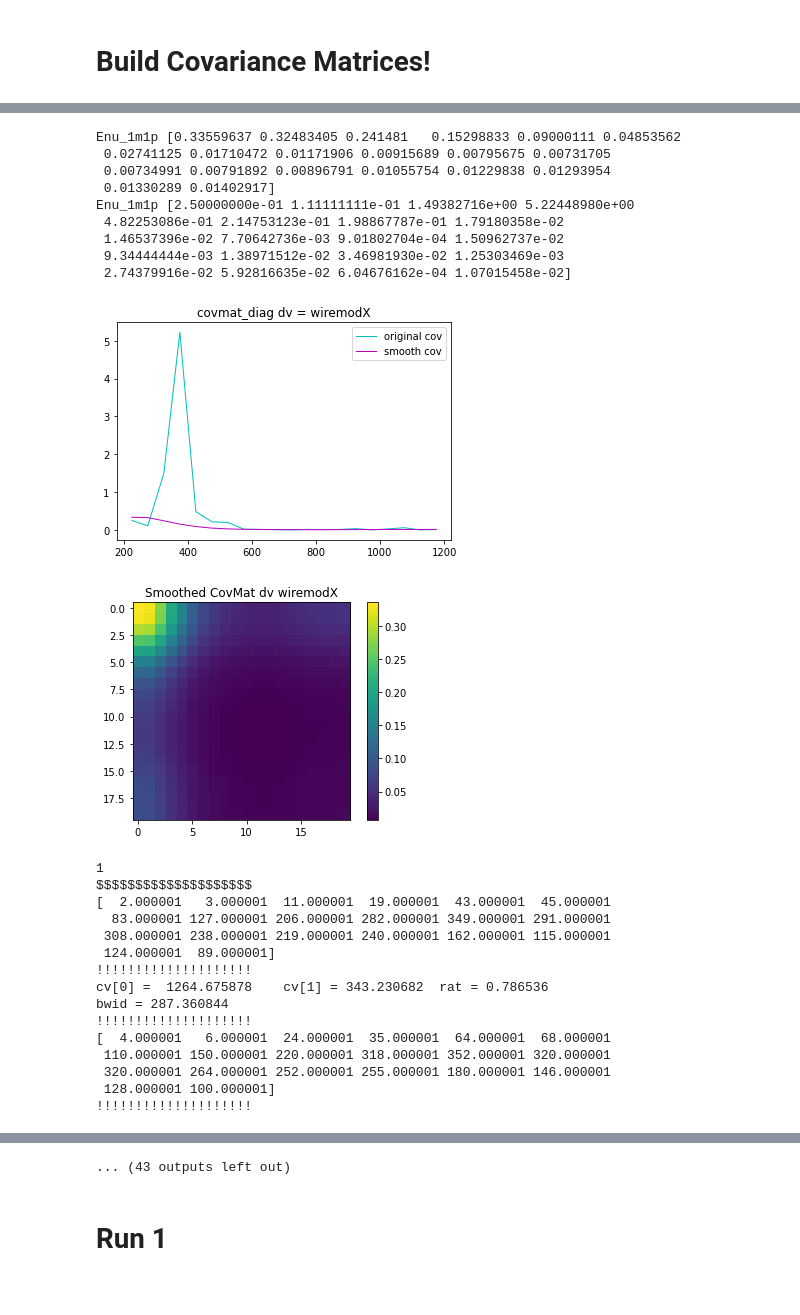
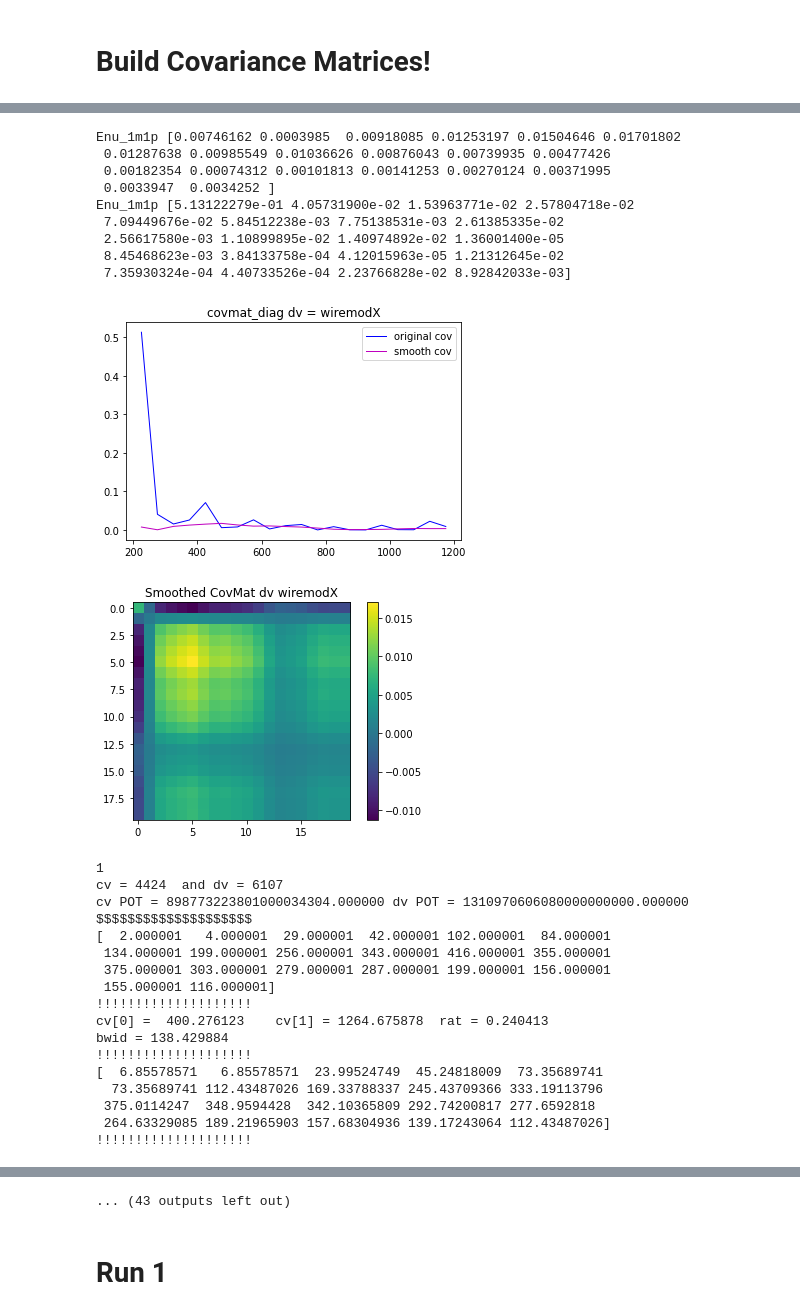
Before and after one commit to LArbys/1L1PSelection, a Jupyter notebook: Notebooks/DetSys.ipynb, the cells around one changed output, grey strips where cells are left out. Drawn from its saved outputs; the diff is of its cells as text; code cells hidden in the pictures.

```diff
--- a/Notebooks/DetSys.ipynb
+++ b/Notebooks/DetSys.ipynb
@@ -29,7 +29,7 @@ Welcome to JupyROOT 6.22/02
 # %%
 datafolder = '../../rootFiles/1mu1p_selection'
 auxfolder = '../aux'
-tag = '2021-01-20'
+tag = '2021-01-21'
 plotfolder = '../outputs/PlotDumps'+tag
 covfolder = '../outputs/covMatrix'+tag
 covtag = 'frac_covar_run3_%s'%tag
@@ -43,7 +43,8 @@ RSE  = ['run','subrun','event']
 run = 'run3'
 f_scaleslist = []
 s_detsyslist = []
-names = ['wiremodX','wiremodYZ','recomb','LYdown','LYRayleigh','SCE','wiremodThetaYZ','wiremodThetaXZ']
+names = ['wiremodX','wiremodYZ','recomb','LYdown','LYAtt','LYRayleigh','SCE','wiremodThetaYZ','wiremodThetaXZ']
+
 for name in names:
     s_detsyslist.append(name)
 '''
@@ -82,10 +83,10 @@ i=0
 for sys in s_detsyslist:
 #    print('111')
     df_sys = pd.read_parquet('%s/pickles/%s_%s_%s.parquet'%(datafolder,sys,run,tag))
-    if i==0:
-        print(df_sys)
+    print(df_sys.shape[0])
     i+=1
     a_df_sys.append(df_sys)
+    print("total %d, cv = %d dv = %d"%(df_sys.shape[0],df_sys.query("isCV==True").shape[0],df_sys.query("isCV==False").shape[0]))
 #    print(df_sys.shape[0])
 
 #df_numu_run3_presel = pd.read_parquet('../../data/pickles/numu_run1_nodupesMay1.parquet')
@@ -212,7 +212,7 @@ from random import random
 
 
 
-def smooth(cv_list,dv_list,xmin,xmax,dv_name,nbin=20):
+def smooth(cv_list,dv_list,xmin,xmax,dv_name,ratio=1,nbin=20):
 
 #----------------------------------------------------------------
 # This section is the CV
@@ -265,7 +265,7 @@ def smooth(cv_list,dv_list,xmin,xmax,dv_name,nbin=20):
 
 
 # calculate Sheather/Jones bandwidth
-    bwid=0.9*(xmax-xmin)*((sum(cv_hist))**(-1./7))
+    bwid=0.5*0.9*(xmax-xmin)*((sum(cv_hist))**(-1./7))
     print('bwid = %f'%bwid)
 
     # This smoothing library wants 2d so pad it out
@@ -284,7 +284,7 @@ def smooth(cv_list,dv_list,xmin,xmax,dv_name,nbin=20):
     # This smoothing library wants 2d so pad it out
     dv2d=dv [:, np.newaxis]
     dv_hist, binedges = np.histogram(dv, bins = nbin, range = (xmin, xmax))
-    dv_hist= dv_hist+0.000001 # assure no zero bins
+    dv_hist= ratio*dv_hist+0.000001 # assure no zero bins
     print('!!!!!!!!!!!!!!!!!!!!')
     print(dv_hist)
     print('!!!!!!!!!!!!!!!!!!!!')
@@ -406,18 +406,27 @@ for i in range(1):
 
         var_sys = myvardf.query(s_cuts)[dist.myname]
         var_cv = myvardf.query(s_cuts_cv)[dist.myname]
+        print('cv = %d  and dv = %d'%(var_cv.shape[0],var_sys.shape[0]))
+
+        pot_cv=myvardf.query("isCV==True").iloc[0]["POT"]
+        pot_dv=myvardf.query("isCV==False").iloc[0]["POT"]
+        print("cv POT = %f dv POT = %f"%(pot_cv,pot_dv))
+
+
         # get cv and detvar lists and apply weights
         var_cv_list = np.array(var_cv.astype(float).values.tolist())
         var_sys_list = np.array(var_sys.astype(float).values.tolist())
         cv_weights = np.array(myvardf.query(s_cuts_cv)['xsec_corr_weight'].astype(float).values.tolist())
         sys_weights = np.array(myvardf.query(s_cuts)['xsec_corr_weight'].astype(float).values.tolist())
+        ratio = pot_cv / pot_dv
 
         var_cv_list = var_cv_list * cv_weights
 
         var_sys_list = var_sys_list * sys_weights
 
 
-        CV_smooth,DV_smooth = smooth(var_cv_list,var_sys_list,dist.myrange[0],dist.myrange[1],names[sysi],nbin=nbins)
+
+        CV_smooth,DV_smooth = smooth(var_cv_list,var_sys_list,dist.myrange[0],dist.myrange[1],names[sysi],nbin=nbins,ratio=ratio)
 
 
 
@@ -425,7 +434,7 @@ for i in range(1):
         hCV,binedges = np.histogram(var_cv_list,bins=nbins,range=dist.myrange)#,weights= cv_weights)#cv_scale)
         h0,_ = np.histogram(var_sys_list,bins=nbins,range=dist.myrange)#,weights=sys_weights)#cv_scale)
         bincenters = np.diff(binedges)/2 + binedges[:-1]
-
+        h0 = h0 *ratio
 
 #        hCV_smooth,binedges = np.histogram(CV_smooth,bins=nbins,range=dist.myrange)#,weights= cv_weights)#cv_scale)
 #        hDV_smooth,_ = np.histogram(DV_smooth,bins=nbins,range=dist.myrange)#,weights=sys_weights)#cv_scale)
@@ -455,7 +464,7 @@ for i in range(1):
         cov_smooth_tmp = np.zeros((nbins,nbins))
         for i in range(nbins):
             for j in range(nbins):
-                if (hCV[i]*hCV[j])<1e-5:
+                if (hCV[i]*hCV[j])<1e-8:
                     cov_tmp[i][j]=0
                 else:
     #               print('%d,%d'%(h0[i],hCV[j]))
@@ -465,11 +474,11 @@ for i in range(1):
 
         for i in range(nbins):
             for j in range(nbins):
-                if (CV_smooth[i]*CV_smooth[j])<1e-5:
+                if (CV_smooth[i]*CV_smooth[j])<1e-8:
                     cov_smooth_tmp[i][j]=0
                 else:
     #               print('%d,%d'%(h0[i],hCV[j]))
-                    cov_smooth_tmp[i][j] += (DV_smooth[i]-CV_smooth[i])*(DV_smooth[j]-CV_smooth[j])/(DV_smooth[i]*CV_smooth[j])
+                    cov_smooth_tmp[i][j] += (DV_smooth[i]-CV_smooth[i])*(DV_smooth[j]-CV_smooth[j])/(CV_smooth[i]*CV_smooth[j])
     #               print('result is: %d*%d/%d'%(h0[i]-hCV[i],h0[j]-hCV[j],hCV[i]*hCV[j]))
         print(dist.myname,cov_smooth_tmp.diagonal())
         print(dist.myname,cov_tmp.diagonal())
@@ -477,7 +486,7 @@ for i in range(1):
         offset = (dist.myrange[1] - dist.myrange[0] )/(2*nbins)
         x= np.linspace(dist.myrange[0]+offset,dist.myrange[1]-offset,nbins)
 
-        plt.plot(x,cov_tmp.diagonal(),linewidth=1, linestyle="-", c="c",label='original cov')
+        plt.plot(x,cov_tmp.diagonal(),linewidth=1, linestyle="-", c="b",label='original cov')
         plt.plot(x,cov_smooth_tmp.diagonal(),linewidth=1, linestyle="-", c="m",label='smooth cov')
         plt.legend()
         plt.title('covmat_diag dv = %s'%names[sysi])
@@ -524,26 +535,28 @@ bwid = 288.907346
-Enu_1m1p [0.33559637 0.32483405 0.241481   0.15298833 0.09000111 0.04853562
- 0.02741125 0.01710472 0.01171906 0.00915689 0.00795675 0.00731705
- 0.00734991 0.00791892 0.00896791 0.01055754 0.01229838 0.01293954
- 0.01330289 0.01402917]
-Enu_1m1p [2.50000000e-01 1.11111111e-01 1.49382716e+00 5.22448980e+00
- 4.82253086e-01 2.14753123e-01 1.98867787e-01 1.79180358e-02
- 1.46537396e-02 7.70642736e-03 9.01802704e-04 1.50962737e-02
- 9.34444444e-03 1.38971512e-02 3.46981930e-02 1.25303469e-03
- 2.74379916e-02 5.92816635e-02 6.04676162e-04 1.07015458e-02]
+Enu_1m1p [0.00746162 0.0003985  0.00918085 0.01253197 0.01504646 0.01701802
+ 0.01287638 0.00985549 0.01036626 0.00876043 0.00739935 0.00477426
+ 0.00182354 0.00074312 0.00101813 0.00141253 0.00270124 0.00371995
+ 0.0033947  0.0034252 ]
+Enu_1m1p [5.13122279e-01 4.05731900e-02 1.53963771e-02 2.57804718e-02
+ 7.09449676e-02 5.84512238e-03 7.75138531e-03 2.61385335e-02
+ 2.56617580e-03 1.10899895e-02 1.40974892e-02 1.36001400e-05
+ 8.45468623e-03 3.84133758e-04 4.12015963e-05 1.21312645e-02
+ 7.35930324e-04 4.40733526e-04 2.23766828e-02 8.92842033e-03]
-[figure, old version]
+[figure, new version]
-[figure, old version]
+[figure, new version]
 1
+cv = 4424  and dv = 6107
+cv POT = 898773223801000034304.000000 dv POT = 1310970606080000000000.000000
 $$$$$$$$$$$$$$$$$$$$
-[  2.000001   3.000001  11.000001  19.000001  43.000001  45.000001
-  83.000001 127.000001 206.000001 282.000001 349.000001 291.000001
- 308.000001 238.000001 219.000001 240.000001 162.000001 115.000001
- 124.000001  89.000001]
+[  2.000001   4.000001  29.000001  42.000001 102.000001  84.000001
+ 134.000001 199.000001 256.000001 343.000001 416.000001 355.000001
+ 375.000001 303.000001 279.000001 287.000001 199.000001 156.000001
+ 155.000001 116.000001]
 !!!!!!!!!!!!!!!!!!!!
-cv[0] =  1264.675878    cv[1] = 343.230682  rat = 0.786536
-bwid = 287.360844
+cv[0] =  400.276123    cv[1] = 1264.675878  rat = 0.240413
+bwid = 138.429884
 !!!!!!!!!!!!!!!!!!!!
-[  4.000001   6.000001  24.000001  35.000001  64.000001  68.000001
- 110.000001 150.000001 220.000001 318.000001 352.000001 320.000001
- 320.000001 264.000001 252.000001 255.000001 180.000001 146.000001
- 128.000001 100.000001]
+[  6.85578571   6.85578571  23.99524749  45.24818009  73.35689741
+  73.35689741 112.43487026 169.33788337 245.43709366 333.19113796
+ 375.0114247  348.9594428  342.10365809 292.74200817 277.6592818
+ 264.63329085 189.21965903 157.68304936 139.17243064 112.43487026]
 !!!!!!!!!!!!!!!!!!!!
```
Also changed, not shown: parts of 6 cells of this notebook, 1 other file.
